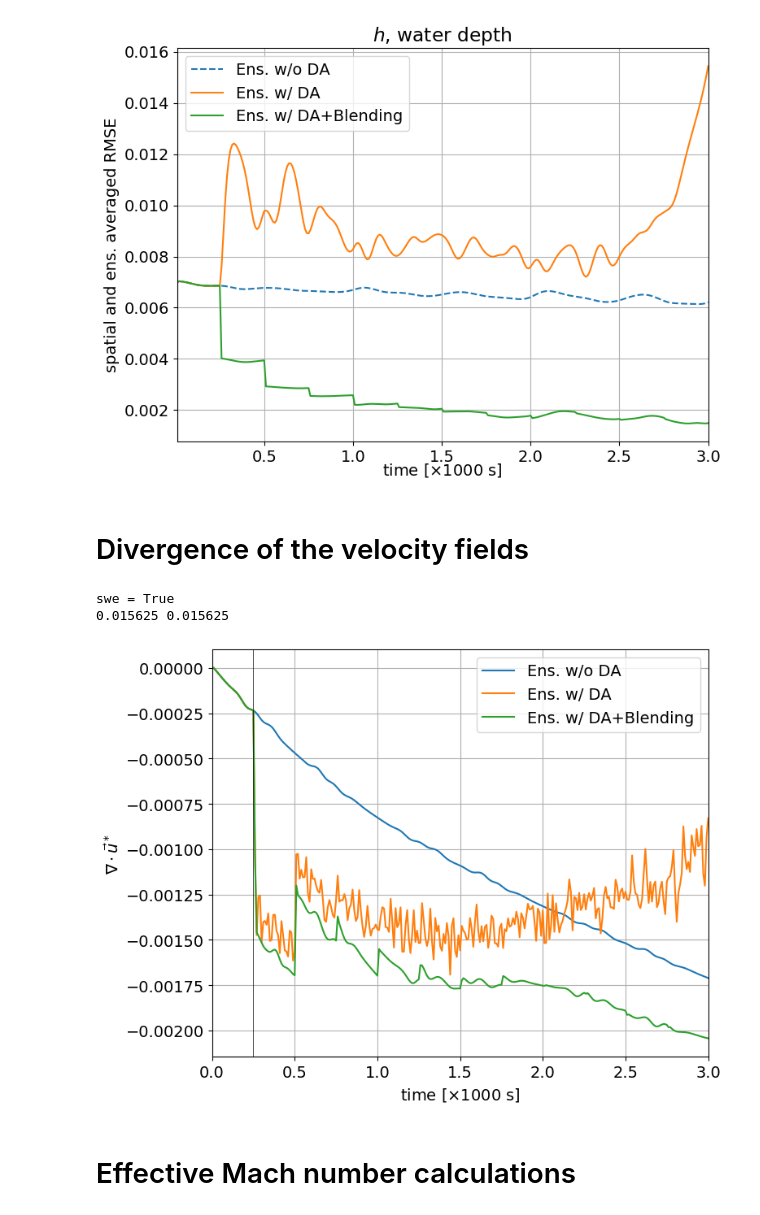
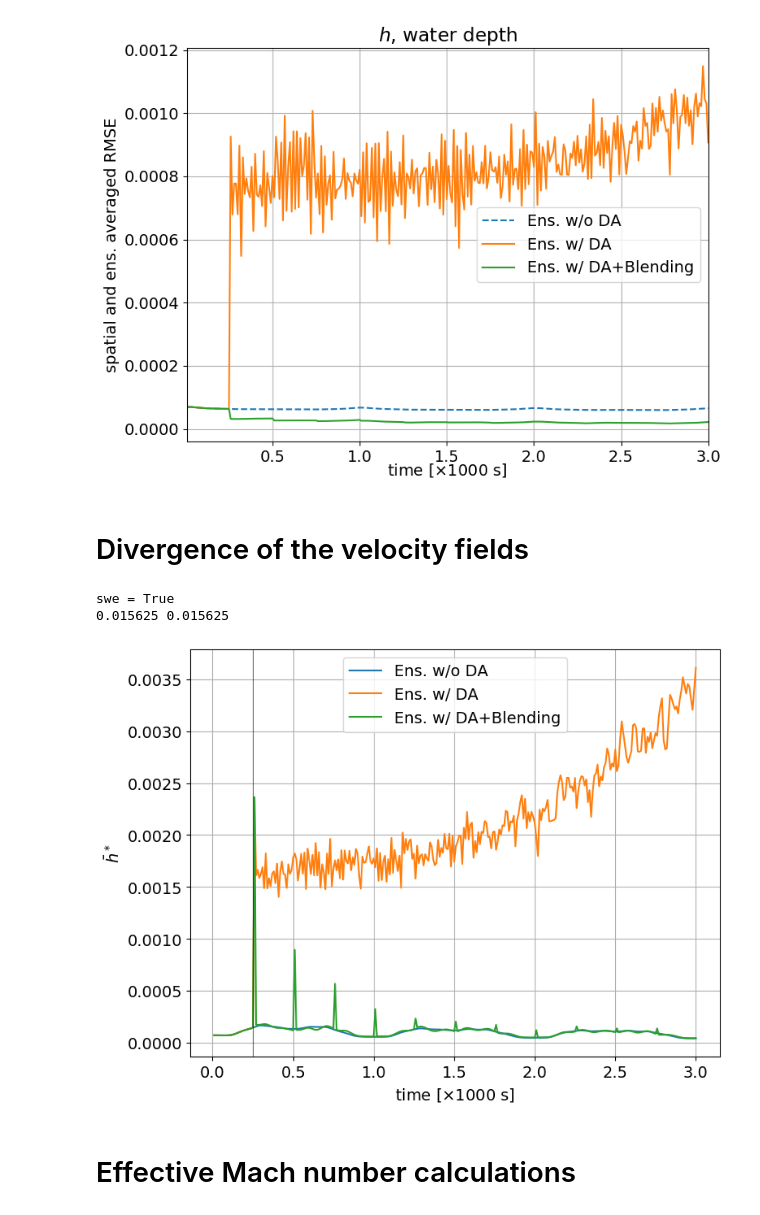
Before and after one commit to ray-chew/pyBELLA, a Jupyter notebook: visualiser_debugger/scale_analysis.ipynb, the cells around one changed output. Saved outputs shown, nothing was run; the diff lists cells and outputs as text; code cells hidden in the pictures.

```diff
--- a/visualiser_debugger/scale_analysis.ipynb
+++ b/visualiser_debugger/scale_analysis.ipynb
@@ -90,20 +90,21 @@ for i,attribute in enumerate(attributes):
     gt = 'n' if attribute == 'p2_nodes' else 'c'
 
     if swe:
-#         ens_noda_suffix = 'pp_tra_ip_nonorm_ib-0'
-        ens_noda_suffix = 'noda_ib-0'
+        ens_noda_suffix = 'pp_tra_ip_nonorm_ib-0'
     else:
         ens_noda_suffix = 'debug_%s_noda_ib-0' %typ
+#         ens_noda_suffix = 'noda_homen_ib-0'
     ens_noda_label = 'Ens. w/o DA'
     ens_noda = get_ens(ens_noda_suffix, diff)
 
     obs_attrs = 'rhou_rhow' if swe else 'rhou_rhov'
     tags = 's10p'
     if swe:
-#         ens_1_suffix = 'wdawloc_%s_debug_letkf_%s_ib-0' %(obs_attrs,tags)
-        ens_1_suffix = 'wdawloc_%s_wda_ib-0' %(obs_attrs)
+        ens_1_suffix = 'wdawloc_%s_debug_letkf_%s_ib-0' %(obs_attrs,tags)
+#         ens_1_suffix = 'wdawloc_%s_wda_ib-0' %(obs_attrs)
     else:
         ens_1_suffix = 'wdawloc_%s_debug_%s_%s_ib-0' %(obs_attrs,typ, tags)
+#         ens_1_suffix = 'wdawloc_%s_wda_homen_ib-0' %(obs_attrs)
     ens_1_label = r'EnDA'
     ens_1_label = r'Ens. w/ DA'
 
@@ -136,6 +137,7 @@ for i,attribute in enumerate(attributes):
 
     obs = tc.get_ensemble(times, 1, attribute, 'comp_1.0_pp_tra_truth_ip', label_type='TIME',avg=True, diff=diff)
     truth = tc.get_ensemble(times, 1, attribute, 'truth_ib-0', label_type='TIME',avg=True, diff=diff)
+    truth = tc.get_ensemble(times, 1, attribute, 'comp_1.0_pp_tra_truth_ip_ib-0', label_type='TIME',avg=True, diff=diff)
     truth_pos = tc.get_ensemble(times, 1, attribute, 'comp_1.0_pp_tra_truth_ip_ib-0', label_type='TIME',avg=True, diff=diff)
     if swe:
         truth = truth[:,:,0,:]
@@ -188,14 +190,15 @@ for i,attribute in enumerate(attributes):
 #     prt.prtt('plt')
 
 plt.tight_layout()
-plt.savefig('./output/rmse_P_avg_swe.pdf')
+plt.savefig('./output/rmse_swe.pdf')
 plt.show()
 # %% [output]
-[figure, old version]
+[figure, new version]
 # %% [markdown]
 # Divergence of the velocity fields
 # %%
 swe = True
+rb = False
 
 if swe:
     Nx, Ny, Nz = 64, 1, 64
@@ -210,6 +213,22 @@ if swe:
 
         return tc, tags
     tc, tags = load(Nx,Ny,Nz,et)
+    obs_attrs = 'rhou_rhow'
+
+elif rb:
+    Nx, Ny = 160, 80
+    et = 10.0
+
+    def load(Nx,Ny,et):
+        base_fn = 'output_rising_bubble'
+        pydir = '../%s/' %base_fn
+
+    #     tc = utils.test_case(base_fn, pydir, Nx, Ny, et, Nz=Nz)
+        tc = utils.test_case(base_fn, pydir, Nx, Ny, et)
+        tags = tc.get_tag_dict()
+        return tc, tags
+    tc, tags = load(Nx,Ny,et)
+    obs_attrs = 'rhou_rhov'
 
 else:
     Nx, Ny = 64, 64
@@ -224,6 +243,7 @@ else:
         tags = tc.get_tag_dict()
         return tc, tags
     tc, tags = load(Nx,Ny,et)
+    obs_attrs = 'rhou_rhov'
 # %%
 import random
 
@@ -238,12 +258,19 @@ if swe:
     sfx_ref = 'pp_tra_ip_nonorm_ib-0'
     sfx_ref = 'noda_ib-0'
     sfx0 = 'wdawloc_%s_wda_ib-0' %(obs_attrs)
+elif rb:
+    sfx0 = 'wdawloc_%s_wda_CFLfixed_ib-0' %(obs_attrs)
+    sfx_ref = 'noda_CFLfixed_ib-0'
 else:
     typ = 'pos'
     sfx0 = 'wdawloc_rhou_rhov_pp_tra_ip_nonorm_ib-0'
     sfx0 = 'wdawloc_rhou_rhov_debug_letkf_s10p_ib-0'
     sfx0 = 'wdawloc_rhou_rhov_debug_%s_s10p_ib-0' %typ
-    sfx_ref = 'debug_pos_noda_ib-0'
+    sfx0 = 'wdawloc_%s_wda_homen_ib-0' %(obs_attrs)
+    sfx_ref = 'noda_homen_ib-0'
+    sfx0 = 'wdawloc_%s_wda_ib-0' %(obs_attrs)
+    sfx_ref = 'noda_ib-0'
+#     sfx_ref = 'debug_pos_noda_ib-0'
 sfx1 = tc.cb_suffix(1,0, '%s' %(sfx0))
 
 if swe:
@@ -269,7 +296,10 @@ else:
 times = [0.0]
 tag = 'ic'
 
-times = np.arange(0.0,3.01,0.01)[1:]
+if rb:
+    times = np.arange(1.0,10.1,0.1)[1:]
+else:
+    times = np.arange(0.0,3.01,0.01)[1:]
 # times = np.arange(0.0,0.30,0.01)[1:]
 tag = tags[9]
 
@@ -290,9 +320,9 @@ def get_ens_by_attr(times, N, attributes, sfx, tag=tag, inner=True):
         for mm, mem in enumerate(ens):
             for at, at_t in enumerate(mem):
                 if swe:
-                    ens_cp[mm,at] = at_t[:,0,:].T
+                    ens_cp[mm,at] = at_t[:,0,:]
                 else:
-                    ens_cp[mm,at] = at_t.T
+                    ens_cp[mm,at] = at_t
 
         ens = np.copy(ens_cp)
 
@@ -331,7 +361,9 @@ sfxes = [sfx_ref, sfx0, sfx1]
 attr_labels = pt.labels()
 
 if swe:
-    Ma = np.sqrt(ud.Msq)
+    Frsq = ud.Msq / 2.0
+    Ma = np.sqrt(Frsq)
+    Fr = np.sqrt(Frsq) # u / sqrt(gh)
     c = ud.u_ref / Ma
 else:
     Ma = np.sqrt(ud.Msq)
@@ -349,18 +381,16 @@ for bb,ens in enumerate(enses):
         us, vs = ens.u[tt], ens.v[tt]
         rho = ens.rho[tt]
 
-        gradu, gradv = np.zeros_like(us), np.zeros_like(us)
+        divu = np.zeros_like(us)
         for ii,uv in enumerate(zip(us,vs)):
             u, v = np.copy(uv[0]), np.copy(uv[1])
-            gradu[ii] = grad(u,dx,'x',ud) + grad(v,dy,'y',ud)
+            divu[ii] = grad(u,dx,'x',ud) + grad(v,dy,'y',ud)
         if swe:
 #             Ptu = gradu * 11.0*dx*ud.h_ref / (Ma / (np.sqrt(2.0)) * np.sqrt(ud.g0 * rho) * ud.d_ref / ud.h_ref * ud.u_ref)
-            Ptu = gradu * 0.5 * 11.0 * dx * ud.h_ref / c
+            Ptu = divu * 0.5 * 11.0 * dx * ud.h_ref / c #* Fr / ud.u_ref
             Ptu *= rho
-#             Ptu /= ud.d_ref
-#             Ptu = gradu
         else:
-            Ptu = gradu * rho * c**2 * ud.rho_ref
+            Ptu = divu * rho * c**2 * ud.rho_ref
             Ptu *=  0.5*11.0*dx * ud.h_ref * Ma / ud.u_ref
             Ptu /= ud.p_ref
 
@@ -372,38 +402,38 @@ for bb,ens in enumerate(enses):
 
 # print(ud.Msq)
 
 t_axs = times
 
 import matplotlib.pyplot as plt
 
 barPu00 = barPu[0][0]
-# barPu00 = 0.0
+barPu00 = 0.0
 
 plt.figure(figsize=(8,6))
 
 plt.plot(t_axs, barPu[0] - barPu00, label=r'Ens. w/o DA')
 plt.plot(t_axs, barPu[1] - barPu00, label=r'Ens. w/ DA')
 plt.plot(t_axs, barPu[2] - barPu00, label=r'Ens. w/ DA+Blending')
 plt.axvline(0.25, c='k', lw=0.5)
 
 if swe:
     plt.xlabel(r'time [$\times 1000$ s]', labelpad=5)
     plt.ylabel(r'$\nabla \cdot \vec{u}^*$')
+    plt.ylabel(r'$\bar{h}^*$')
 else:
     plt.xlabel(r'time $[\times 100s]$')
-    plt.ylabel(r'$\bar{p}^*$')
-plt.xlim([0.0,3.0])
+    plt.ylabel(r'$\bar{P}^*$')
+# plt.xlim([0.0,3.0])
 plt.legend()
 plt.grid()
 plt.tight_layout()
 typ = 'pos' if 'pos' in sfx0 else 'neg'
-# plt.savefig('barP_%s.pdf' %typ,bbox_inches='tight')
 plt.savefig('./output/bar_P_swe.pdf')
 plt.show()
 # %% [output]
 swe = True
 0.015625 0.015625
-[figure, old version]
+[figure, new version]
 # %% [markdown]
 # Effective Mach number calculations
 # %%
```
Also changed, not shown: parts of 2 cells of this notebook.
